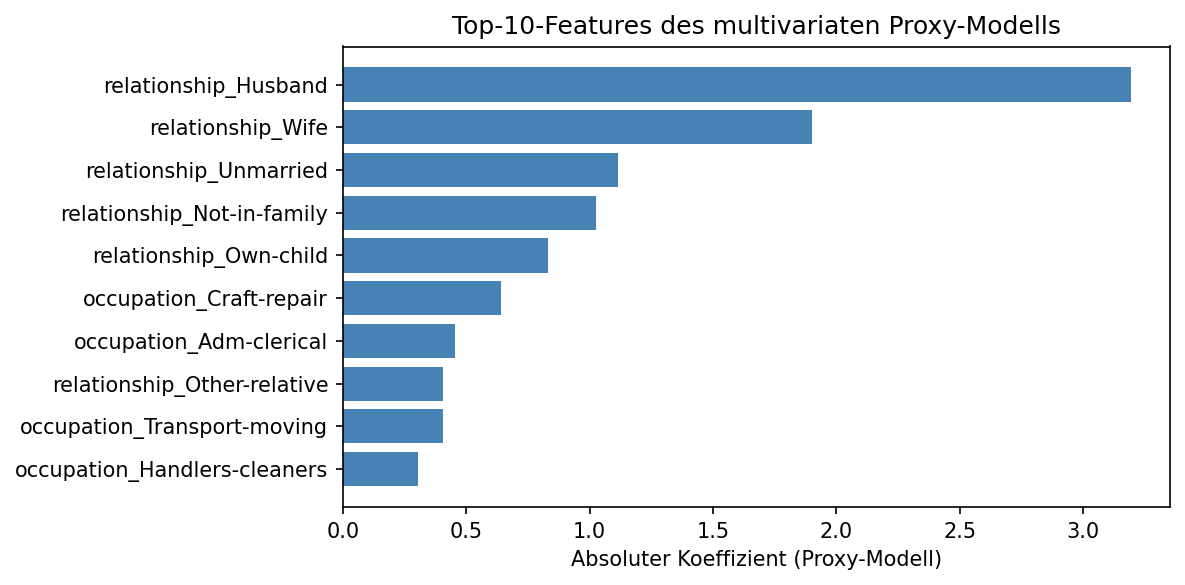
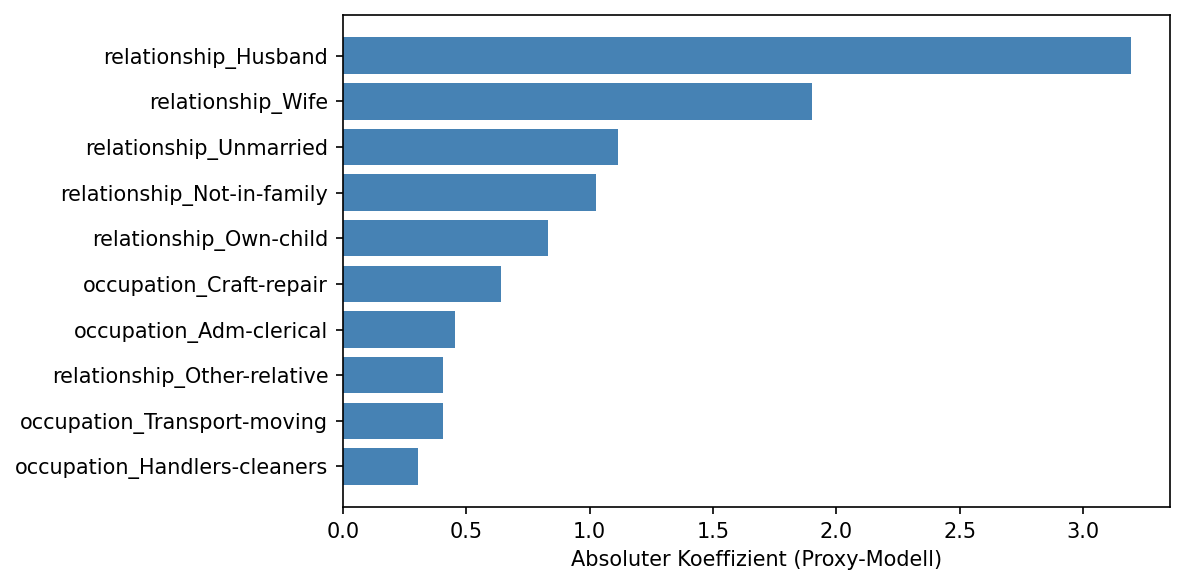
The change to this notebook cell's code, shown as a diff; its figure went from the first image to the second:
--- before
+++ after
@@ -3,5 +3,5 @@
 ax.barh(coef_df['Merkmal'][::-1], coef_df['Koeffizient'][::-1], color='steelblue')
 ax.set_xlabel('Absoluter Koeffizient (Proxy-Modell)')
-ax.set_title('Top-10-Features des multivariaten Proxy-Modells')
+# ax.set_title('Top-10-Features des multivariaten Proxy-Modells')
 plt.tight_layout()
 plt.savefig('../results/figures/proxy_multivariat.png', bbox_inches='tight')

Commit: remove figure titles from plots for thesis formatting